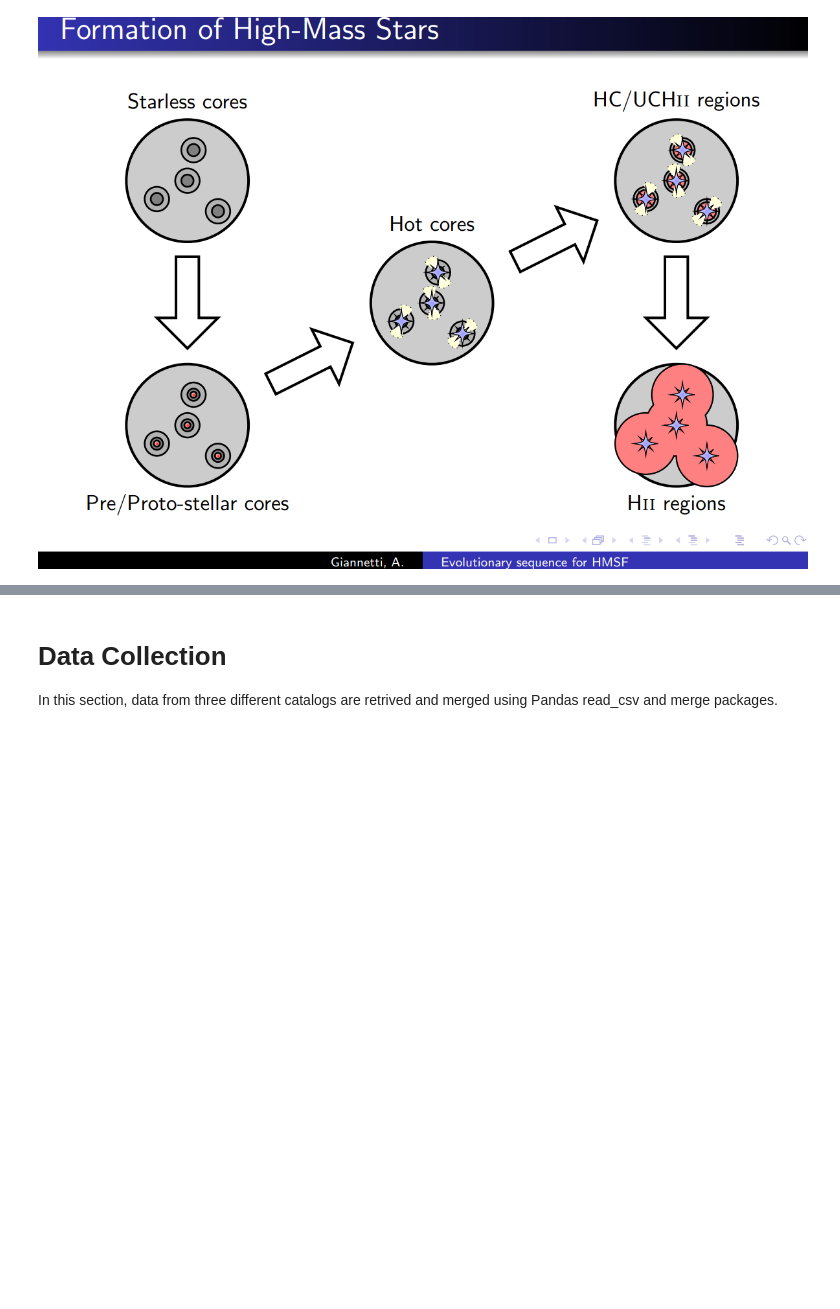
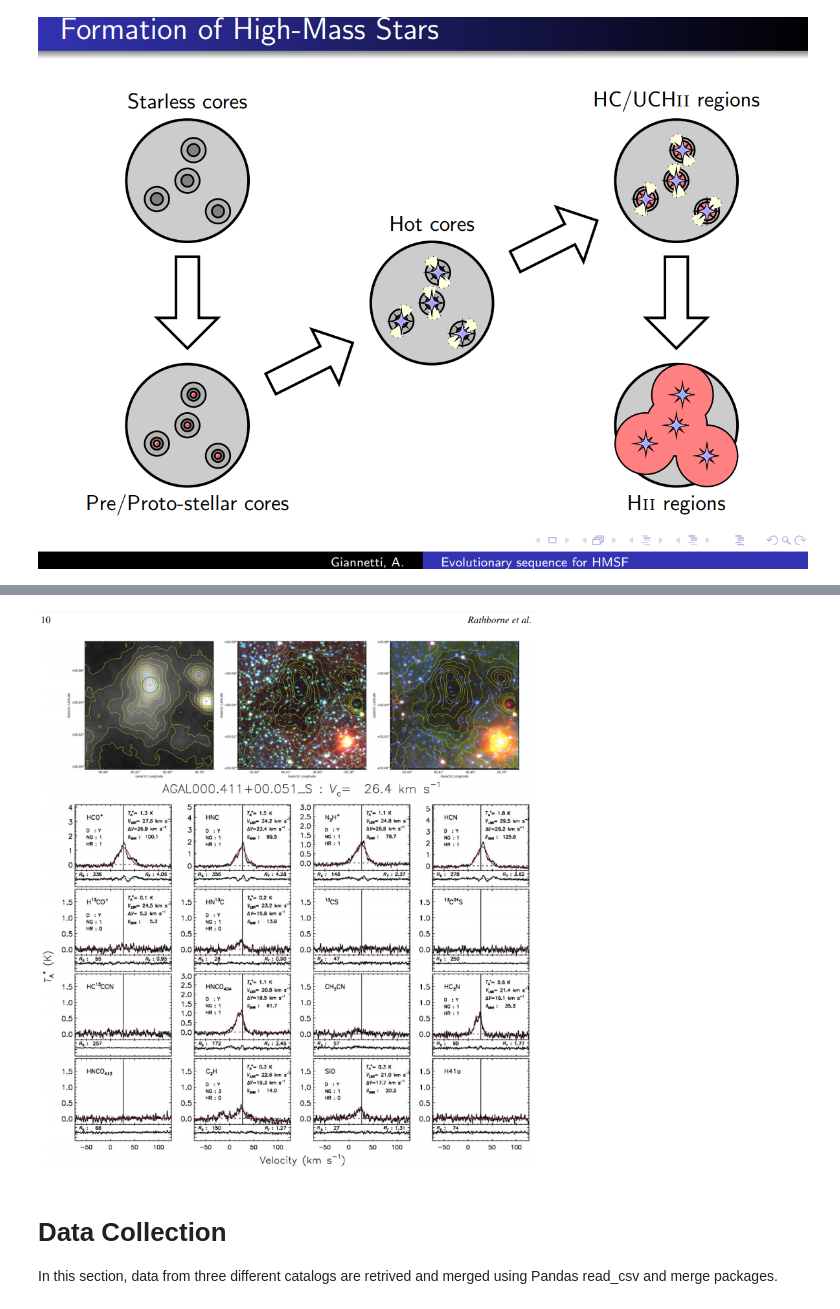
Before and after one commit to choudhuryr/MLApp_AstroData, a Jupyter notebook: 01_data_from_catalogs.ipynb, the cells around one changed output, grey strips where cells are left out. Saved outputs shown, nothing was run; the diff lists cells and outputs as text; code cells hidden in the pictures; blank space fills up the shorter version.

Commit message:
Updated motivation section, added new picture for image and spectra

```diff
--- a/01_data_from_catalogs.ipynb
+++ b/01_data_from_catalogs.ipynb
@@ -10,3 +12,7 @@ Image(filename='formation_of_high_mass_stars.png')
+# %%
+Image(filename='image_and_line.png')
+# %% [output]
+[figure, added]
 # %% [markdown]
 # Data Collection
 In this section, data from three different catalogs are retrived and merged using Pandas read_csv and merge packages.
```
Also changed, not shown: parts of 2 cells of this notebook, 1 other file.
